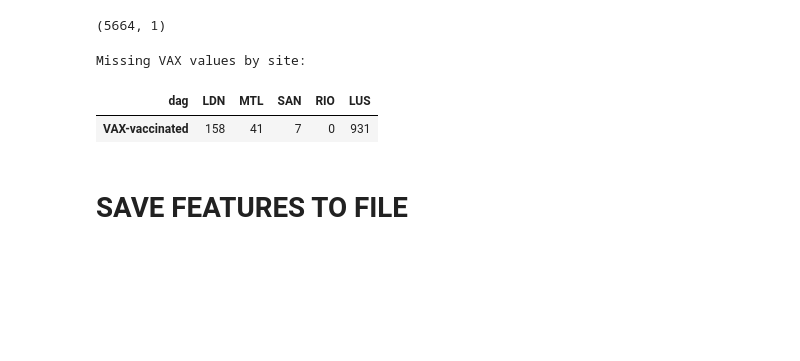
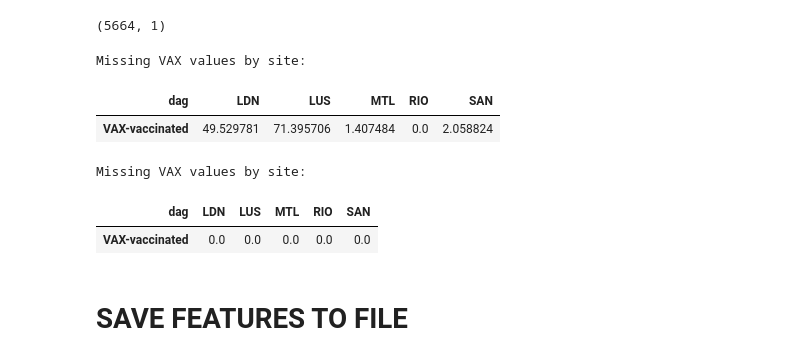
Before and after one commit to davidtweddell/lc_repo, a Jupyter notebook: 01-inspect-data-MP.ipynb, the cells around one changed output. Cells and saved outputs as stored; diff of their text form; code cells hidden in the pictures; blank space fills up the shorter version.

```diff
--- a/01-inspect-data-MP.ipynb
+++ b/01-inspect-data-MP.ipynb
@@ -1014,0 +1115,13 @@ sns.heatmap(symptom_mean, cmap = 'viridis')
+# %%
+from scipy.stats import chi2_contingency
+
+for col in SYMP:
+
+# col = "chest_pain___2"
+
+    ct = pd.crosstab(df['dag'], df[col]).rename(index = site_name_dict)
+
+    result = chi2_contingency(ct)
+    if result[1] < 0.05:
+        # print(ct)
+        print(f"{col}: p = {result[1]}")
@@ -1801,0 +2018,11 @@ Name: count, dtype: int64
+# %%
+# pre-lc statis
+
+# read the list of symtpoms from the json file
+import json
+with open("./JSON/list-precov.json", "r") as f:
+    precov_list = json.load(f)
+
+PC = [col for col in df.columns if  col.startswith(tuple(precov_list))]
+
+precov_features = df[PC]
@@ -1868,11 +2150,11 @@ vax_features.columns = [f"VAX-{col}" for col in vax_features.columns]
 # %%
 # how many missing values per dag?
 print("Missing VAX values by site:")
-vax_features.groupby(df['dag']).apply(lambda x: x.isnull().sum()).rename(index = site_name_dict).T
+vax_features.groupby(df['dag']).apply(lambda x: x.isnull().sum()).rename(index = site_name_dict).T / df.dag.value_counts().rename(index = site_name_dict)*100
 # %% [output]
 Missing VAX values by site:
-| dag | LDN | MTL | SAN | RIO | LUS |
-| VAX-vaccinated | 158 | 41 | 7 | 0 | 931 |
+| dag | LDN | LUS | MTL | RIO | SAN |
+| VAX-vaccinated | 49.529781 | 71.395706 | 1.407484 | 0.0 | 2.058824 |
 # %%
 #==============================================================================
 # 2024-04-28
@@ -1880,6 +2162,14 @@ Missing VAX values by site:
 # therefore, fill nans with zero
 #==============================================================================
 vax_features = vax_features.fillna(0)
+# %%
+# how many missing values per dag?
+print("Missing VAX values by site:")
+vax_features.groupby(df['dag']).apply(lambda x: x.isnull().sum()).rename(index = site_name_dict).T / df.dag.value_counts().rename(index = site_name_dict)*100
+# %% [output]
+Missing VAX values by site:
+| dag | LDN | LUS | MTL | RIO | SAN |
+| VAX-vaccinated | 0.0 | 0.0 | 0.0 | 0.0 | 0.0 |
 # %% [markdown]
 # SAVE FEATURES TO FILE
 # %%
```
Also changed, not shown: parts of 51 cells of this notebook, 2 other files.
